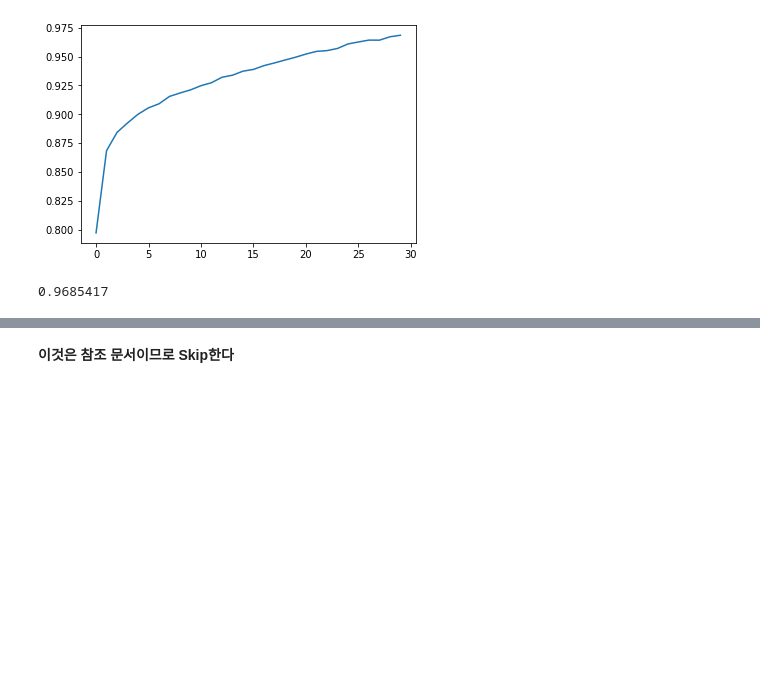
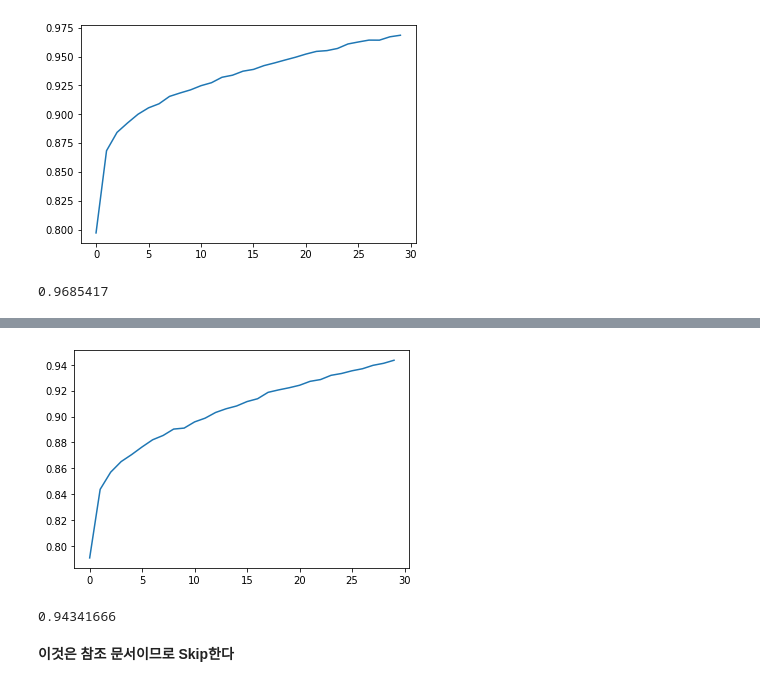
Before and after one commit to sjbaek12/sjbaek12.github.io, a Jupyter notebook: CNN2_Optimzier.ipynb, the cells around one changed output, grey strips where cells are left out. Saved outputs shown, nothing was run; the diff lists cells and outputs as text; code cells hidden in the pictures; blank space fills up the shorter version.

```diff
--- a/CNN2_Optimzier.ipynb
+++ b/CNN2_Optimzier.ipynb
@@ -310,0 +360,10 @@ print(history.history['accuracy'][29])
+# %%
+network.compile(optimizer='adam',loss='categorical_crossentropy', metrics=['accuracy'])
+# %%
+x_train = x_train/255 # 정규화
+x_train = x_train.reshape((-1, 28*28)) # 첫째 층에 일렬로 들어갈 수 있도록 입력 데이터 모양을 바꾼다
+# %%
+from keras.utils import to_categorical
+
+y_train = to_categorical(y_train) # softmax에 맞게 onehot 코딩, y가 10개 data 형태이므로
+print(y_train[0])
@@ -310,0 +372,2 @@ print(history.history['accuracy'][29])
+# %%
+fitshory = network.fit(x_train, y_train, epochs=30, batch_size=128)
@@ -311,3 +392,12 @@ print(history.history['accuracy'][29])
+# %%
+plt.plot(fitshory.history['accuracy'])
+plt.show()
+# %% [output]
+[figure, added]
+# %%
+fitshory.history['accuracy'][-1]
+# %% [output]
+0.94341666
 # %% [markdown]
 **이것은 참조 문서이므로 Skip한다**
 # %% [markdown]
```
Also changed, not shown: parts of 10 cells of this notebook.
